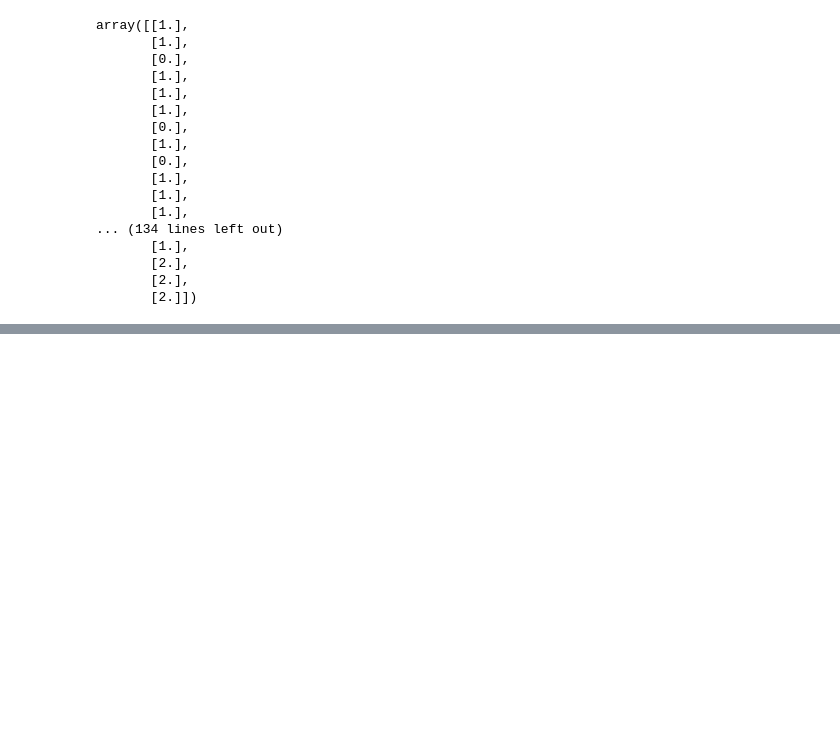
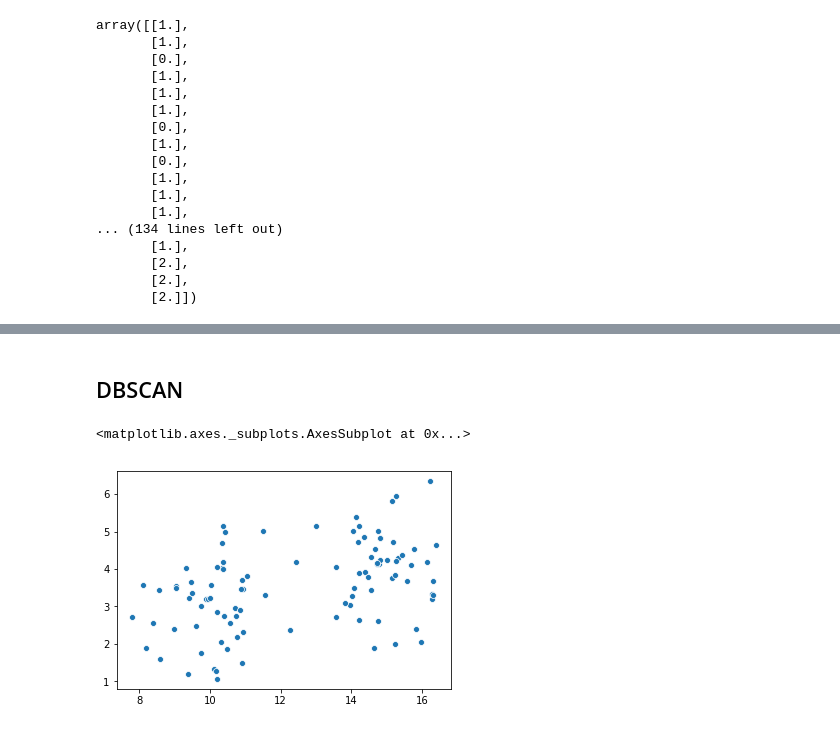
Before and after one commit to PL97/ML, a Jupyter notebook: exercise/cluster.ipynb, the cells around one changed output, grey strips where cells are left out. Saved outputs shown, nothing was run; the diff lists cells and outputs as text; code cells hidden in the pictures; blank space fills up the shorter version.

Commit message:
DBSCAN

```diff
--- a/exercise/cluster.ipynb
+++ b/exercise/cluster.ipynb
@@ -282,0 +283,7 @@ sns.jointplot(x = xx, y = yy, kind = "kde")
+# %% [markdown]
+## DBSCAN
+# %%
+sns.scatterplot(X[:, 0], X[:, 1])
+# %% [output]
+<matplotlib.axes._subplots.AxesSubplot at 0x...>
+[figure, added]
```
Also changed, not shown: parts of 6 cells of this notebook, 1 other file.
